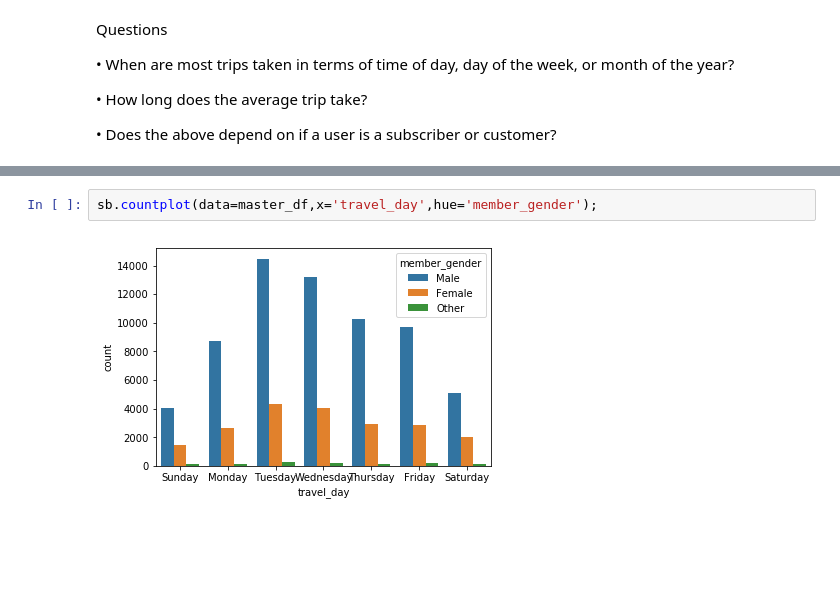
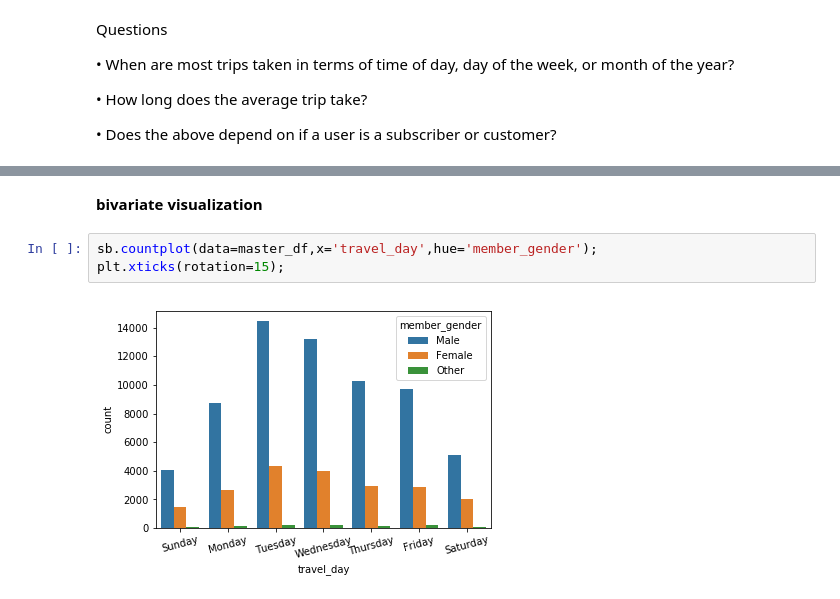
Before and after one commit to Shriram016/my_repository, a Jupyter notebook: Index (1).ipynb, the cells around one changed output, grey strips where cells are left out. Cells and saved outputs as stored; diff of their text form; blank space fills up the shorter version.

```diff
--- a/Index (1).ipynb
+++ b/Index (1).ipynb
@@ -169,4 +175,7 @@ Questions
+# %% [markdown]
+**bivariate visualization**
 # %%
 sb.countplot(data=master_df,x='travel_day',hue='member_gender');
+plt.xticks(rotation=15);
 # %% [output]
-[figure, old version]
+[figure, new version]
```
Also changed, not shown: parts of 14 cells of this notebook.
